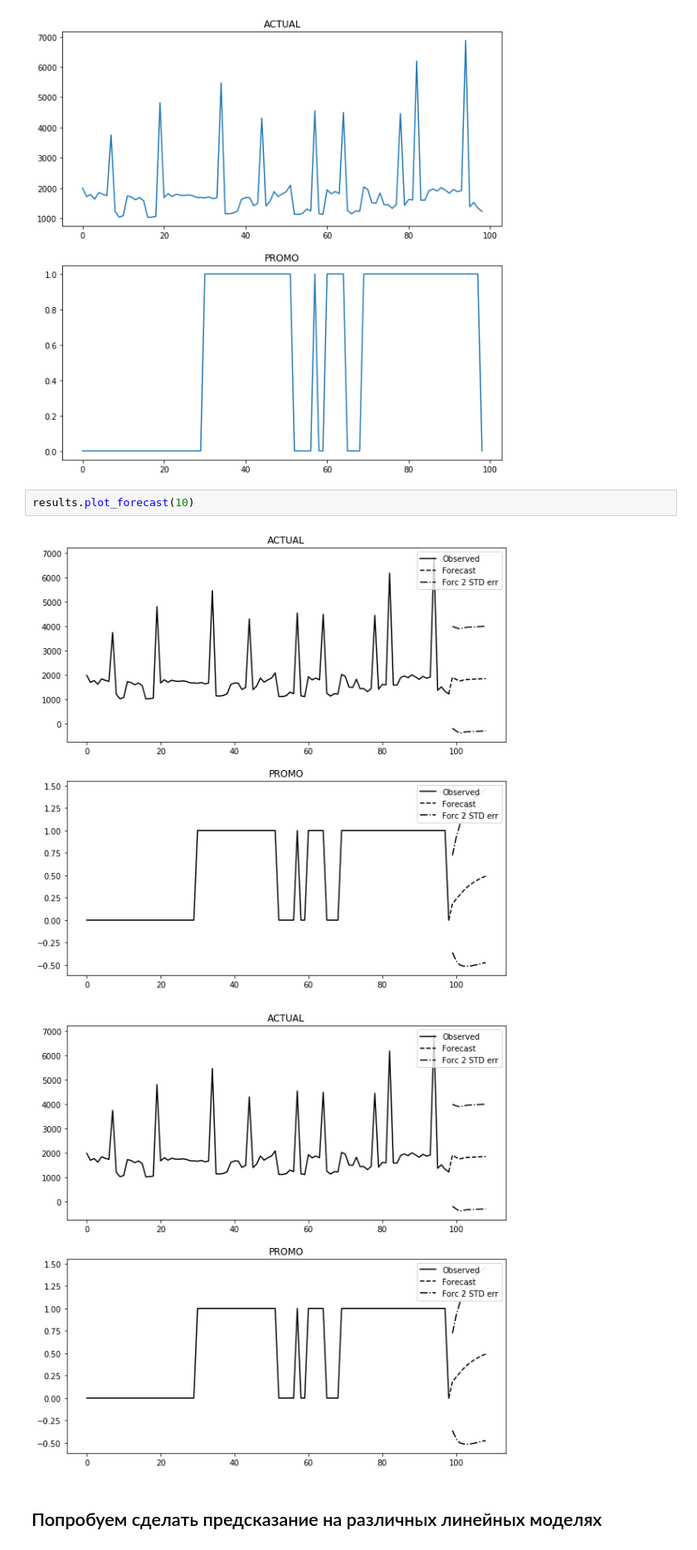
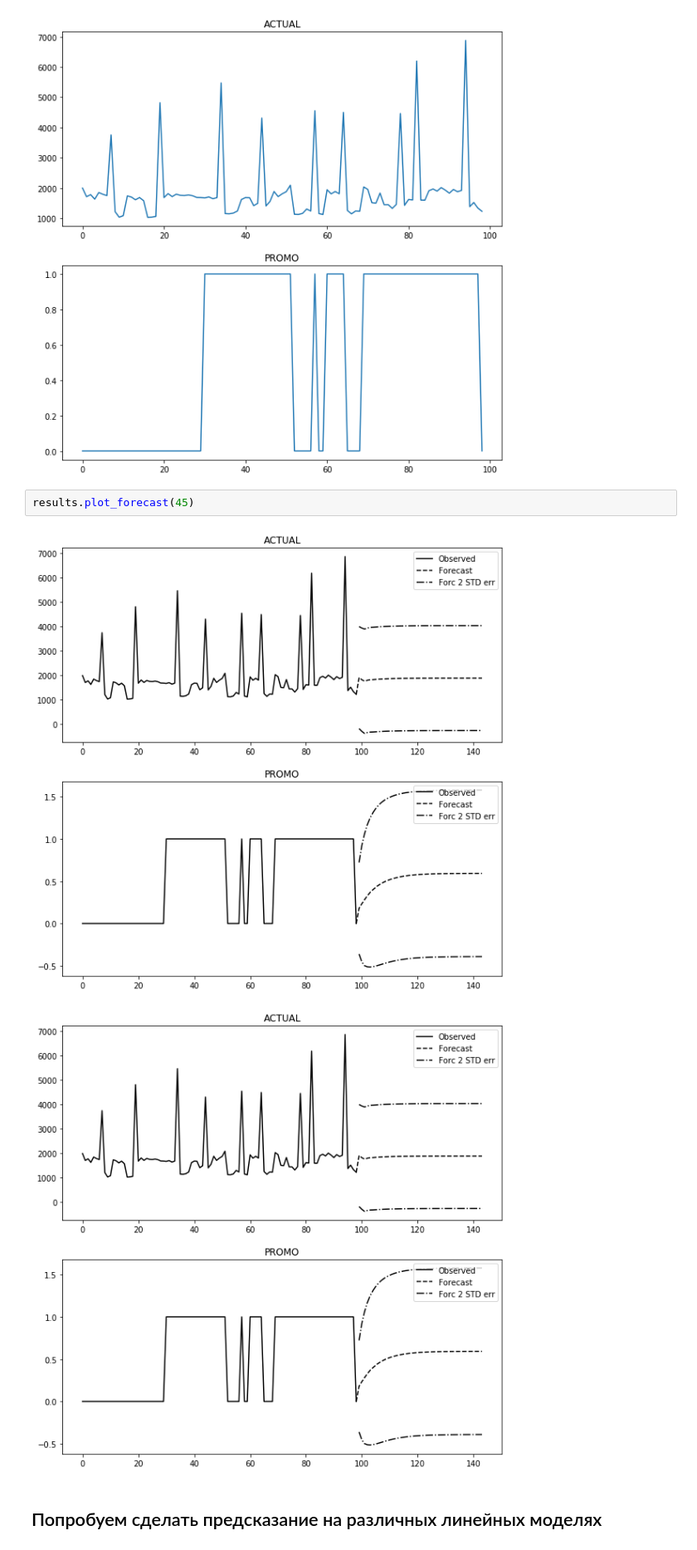
Before and after one commit to antonlagunov1623/ITechArt_lab, a Jupyter notebook: task1.ipynb, the cells around one changed output. Shown at 83% size. Drawn from its saved outputs; the diff is of its cells as text.

```diff
--- a/task1.ipynb
+++ b/task1.ipynb
@@ -420,10 +443,10 @@ results.plot();
 # %% [output]
 [figure]
 # %%
-results.plot_forecast(10)
+results.plot_forecast(45)
 # %% [output]
-[figure, old version]
+[figure, new version]
-[figure, old version]
+[figure, new version]
 # %% [markdown]
 ## Попробуем сделать предсказание на различных линейных моделях
 # %% [markdown]
```
Also changed, not shown: parts of 25 cells of this notebook.
